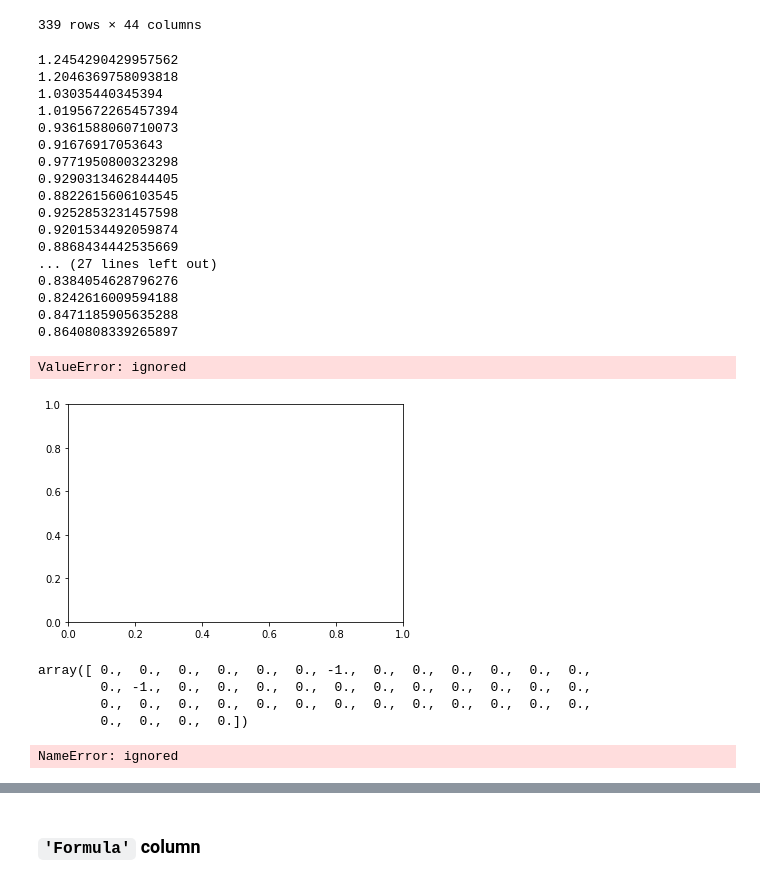
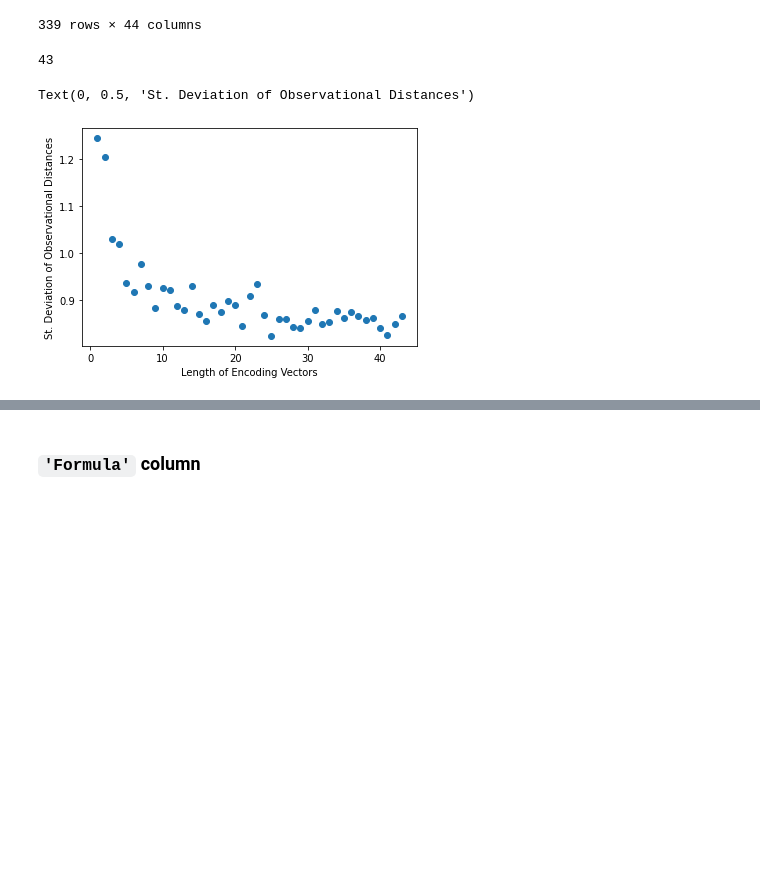
Before and after one commit to jakerhodes/PIC-Math-Workshop-on-Data-Science-2022, a Jupyter notebook: CaseStudy_2_Classification.ipynb, the cells around one changed output, grey strips where cells are left out. Saved outputs shown, nothing was run; the diff lists cells and outputs as text; code cells hidden in the pictures; blank space fills up the shorter version.

Commit message:
Added Distance STD plot

```diff
--- a/CaseStudy_2_Classification.ipynb
+++ b/CaseStudy_2_Classification.ipynb
@@ -503,64 +504,46 @@ hashed_tag = fh.fit_transform(data['Spacegroup']).toarray()
 # ht_df.columns = ['Spacegroup'+str(i) for i in range(n)]
 
 # data = data.join(ht_df)
+# %%
+print(len(stds))
+# %% [output]
+43
 # %%
 import numpy as np
 from sklearn.neighbors import DistanceMetric
 import matplotlib.pyplot as plt
 dist = DistanceMetric.get_metric('euclidean')
 
+stds = []
 for n in range(1, 44):
     fh = FeatureHasher(n_features=n, input_type='string')
     hashed_tag = fh.fit_transform(data['Spacegroup']).toarray()
     dists = dist.pairwise(hashed_tag)
-    print(np.std(dists))
+    # print(np.std(dists))
+    stds.append(np.std(dists))
 
 
 dists = dist.pairwise(hashed_tag)
 np.std(dists)
 
-plt.scatter([range(1, len(dists))], dists)
+plt.scatter(range(1, 44), stds)
 plt.xlabel('Length of Encoding Vectors')
-plt.ylabel('Standard Deviation of Observational Distances')
+plt.ylabel('St. Deviation of Observational Distances')
 # hashed_tag
 # np.matmul(hashed_tag[0, :], hashed_tag[1, :])
 
 # distances = []
 
 # for i in range(len(hashed_tag)):
 #   for j in range(len(hashed_tag)):
 #     if (i < j):
 #       distances.append(np.matmul(hashed_tag[i, :], hashed_tag[j, :]))
 # %% [output]
-1.2454290429957562
-1.2046369758093818
-1.03035440345394
-1.0195672265457394
-0.9361588060710073
-0.91676917053643
-0.9771950800323298
-0.9290313462844405
-0.8822615606103545
-0.9252853231457598
-0.9201534492059874
-0.8868434442535669
-... (27 lines left out)
-0.8384054628796276
-0.8242616009594188
-0.8471185905635288
-0.8640808339265897
+Text(0, 0.5, 'St. Deviation of Observational Distances')
-ValueError: ignored
-[figure, old version]
+[figure, new version]
 # %%
 hashed_tag[0, :]
-# %% [output]
-array([ 0.,  0.,  0.,  0.,  0.,  0., -1.,  0.,  0.,  0.,  0.,  0.,  0.,
-        0., -1.,  0.,  0.,  0.,  0.,  0.,  0.,  0.,  0.,  0.,  0.,  0.,
-        0.,  0.,  0.,  0.,  0.,  0.,  0.,  0.,  0.,  0.,  0.,  0.,  0.,
-        0.,  0.,  0.,  0.])
 # %%
 hashed_tag
-# %% [output]
-NameError: ignored
 # %%
 dists.mean
```
Also changed, not shown: parts of 14 cells of this notebook.
